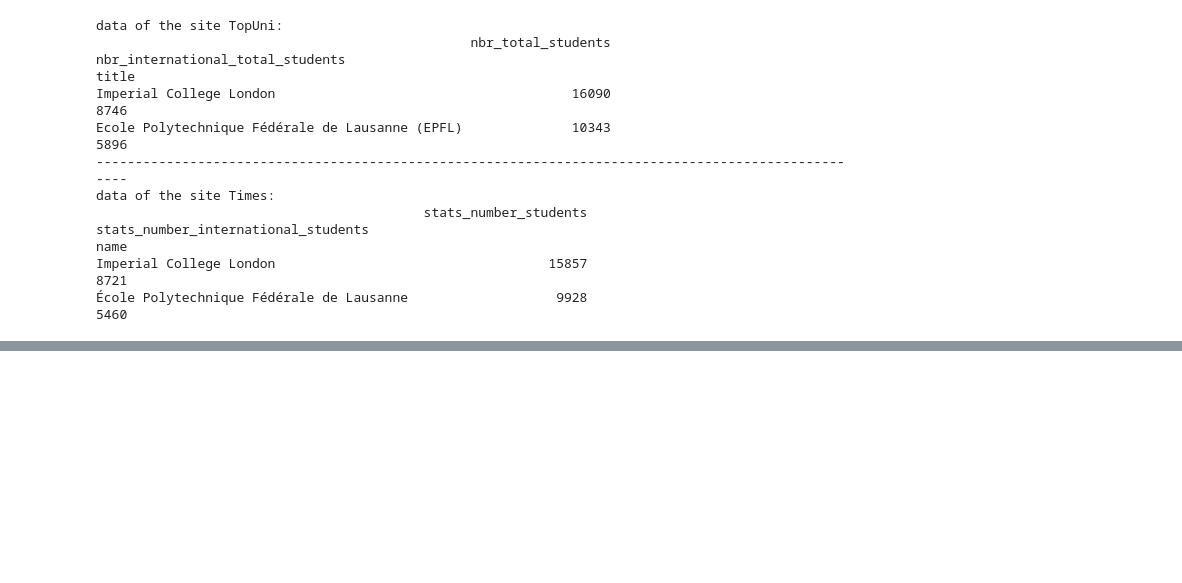
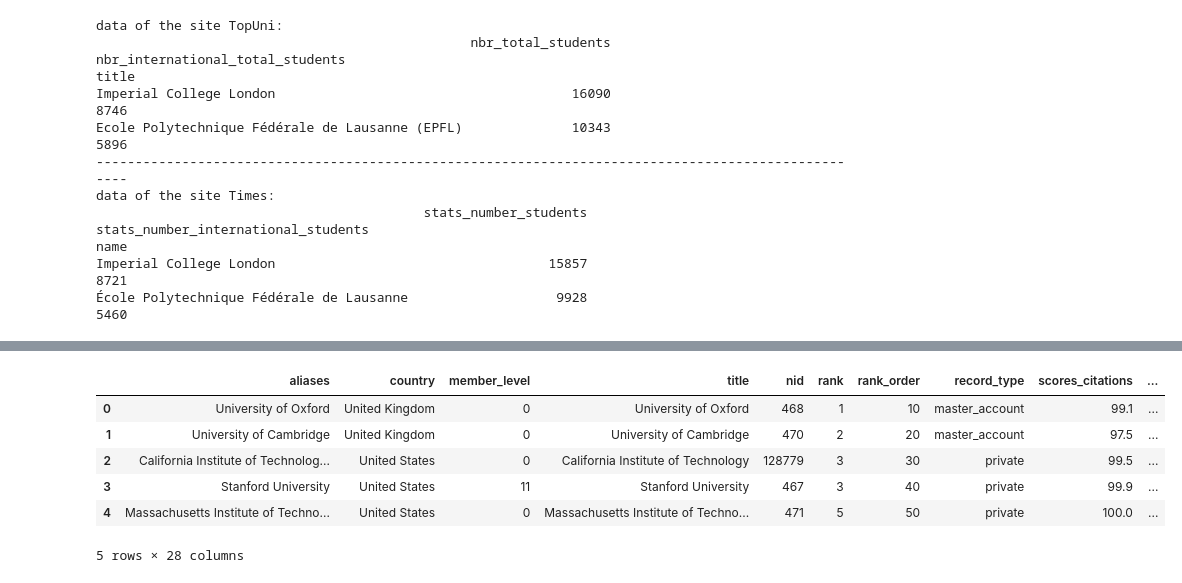
Before and after one commit to NicoBrun/ada2017, a Jupyter notebook: 02 - Data from the Web/Homework 2.ipynb, the cells around one changed output, grey strips where cells are left out. Saved outputs shown, nothing was run; the diff lists cells and outputs as text; code cells hidden in the pictures; blank space fills up the shorter version.

```diff
--- a/02 - Data from the Web/Homework 2.ipynb
+++ b/02 - Data from the Web/Homework 2.ipynb
@@ -396,0 +446,18 @@ pass
+# %%
+'''Basic methods to clear the names and ranks'''
+
+# removing accents (most common ones)
+def remove_accents (obj):
+    return obj.replace('é','e').replace('è','e').replace('ó','o').replace('&','').replace('É','E').replace('ü','u')
+
+# removing equality symbol
+def correct_rank (obj):
+    return int(obj.replace('=',''))
+
+# removing sigles e.g (EPFL) at the end of Ecole Polytechnique Federale de Lausanne
+def remove_sigles (obj):
+    # we first look for a sigle in the object (title)
+    k = obj.find('(')-1
+    if k > 0:
+        return obj[0:k] #if there is a sigle we take the object until this symbol
+    return obj
@@ -396,0 +485,24 @@ pass
+# %%
+cleared_Times = fullDataFrameTimes200.copy()
+
+# clear names and ranks
+cleared_Times['name'] = [remove_accents(remove_sigles(s)) for s in cleared_Times['name']]
+cleared_Times['rank'] = [correct_rank(k) for k in cleared_Times['rank']]
+
+
+# rename interesting statistics to facilitate comparision between both websites
+final_Times = cleared_Times.rename(columns = {'stats_number_students':'nbr_total_students',
+                                    'stats_number_international_students':'nbr_international_total_students',
+                                    'stats_number_staffs':'nbr_faculty_members',
+                                    'stats_pc_intl_students':'ratio_international_students',
+                                    'stats_student_staff_ratio':'ratio_faculty_per_student',
+                                    'location':'country','name':'title'})
+final_Times.head()
+# %% [output]
+|  | aliases | country | member_level | title | nid | rank | rank_order | record_type | scores_citations | ... |
+| 0 | University of Oxford | United Kingdom | 0 | University of Oxford | 468 | 1 | 10 | master_account | 99.1 | ... |
+| 1 | University of Cambridge | United Kingdom | 0 | University of Cambridge | 470 | 2 | 20 | master_account | 97.5 | ... |
+| 2 | California Institute of Technolog... | United States | 0 | California Institute of Technology | 128779 | 3 | 30 | private | 99.5 | ... |
+| 3 | Stanford University | United States | 11 | Stanford University | 467 | 3 | 40 | private | 99.9 | ... |
+| 4 | Massachusetts Institute of Techno... | United States | 0 | Massachusetts Institute of Techno... | 471 | 5 | 50 | private | 100.0 | ... |
+5 rows × 28 columns
```
Also changed, not shown: parts of 34 cells of this notebook.
